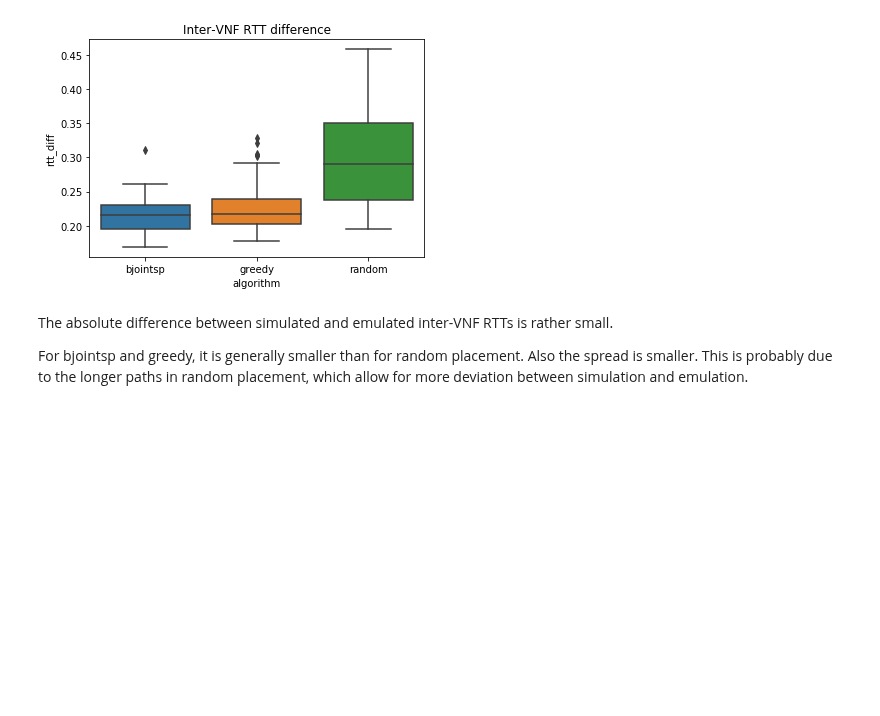
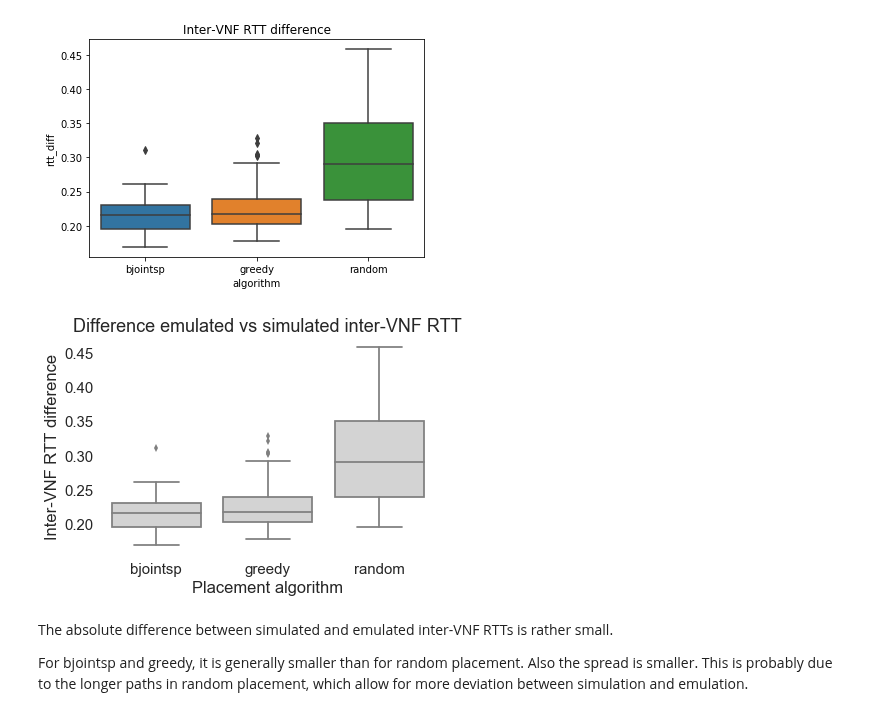
Before and after one commit to CN-UPB/placement-emulation, a Jupyter notebook: eval/eval_abilene.ipynb, the cells around one changed output. Drawn from its saved outputs; the diff is of its cells as text; code cells hidden in the pictures; blank space fills up the shorter version.

Commit message:
added tuned plots for paper

```diff
--- a/eval/eval_abilene.ipynb
+++ b/eval/eval_abilene.ipynb
@@ -101,6 +101,18 @@ sns.boxplot(x='algorithm', y='rtt_diff', data=vnf_df).set_title('Inter-VNF RTT d
 # %% [output]
 Text(0.5,1,'Inter-VNF RTT difference')
 [figure]
+# %%
+# tuned figure for paper
+fig, ax = plt.subplots()
+sns.set(font_scale=1.5)
+sns.boxplot(x='algorithm', y='rtt_diff', data=vnf_df, ax=ax, color='lightgrey')
+ax.set_title('Difference emulated vs simulated inter-VNF RTT')
+ax.set_xlabel('Placement algorithm')
+ax.set_ylabel('Inter-VNF RTT difference')
+ax.set_facecolor('white')
+fig.savefig('plots/abilene_vnf_rtt_diff.pdf', bbox_inches='tight')
+# %% [output]
+[figure, added]
 # %% [markdown]
 The absolute difference between simulated and emulated inter-VNF RTTs is rather small.
 
```
Also changed, not shown: parts of 3 cells of this notebook, 4 other files.
